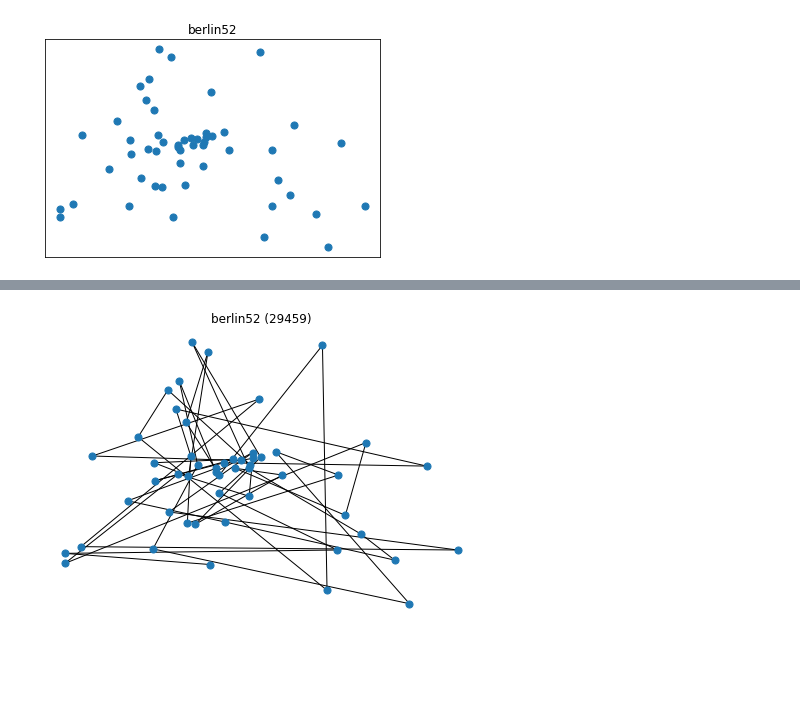
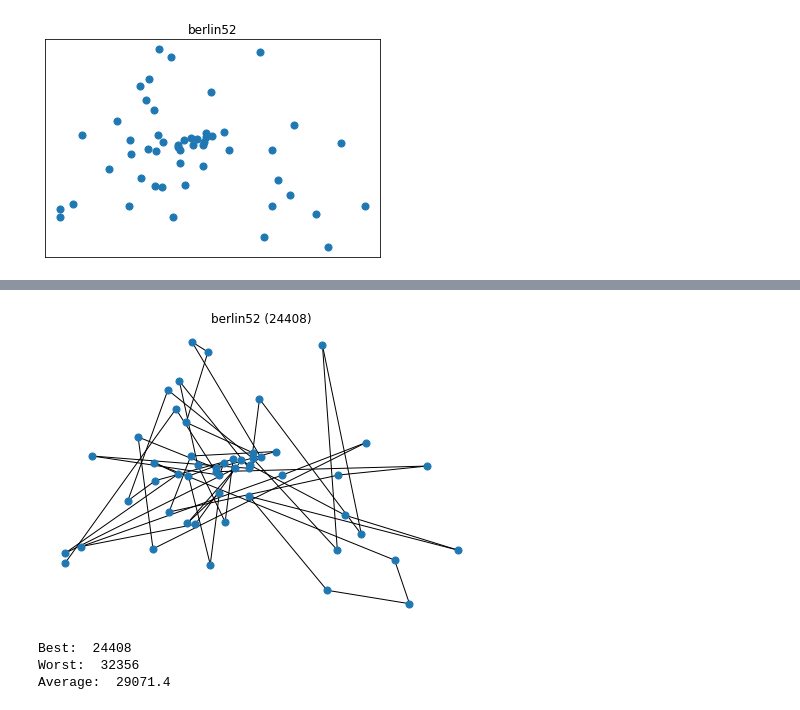
Before and after one commit to rusane/natural-computing, a Jupyter notebook: Evolutionary Computation/TSP.ipynb, the cells around one changed output, grey strips where cells are left out. Drawn from its saved outputs; the diff is of its cells as text; code cells hidden in the pictures; blank space fills up the shorter version.

```diff
--- a/Evolutionary Computation/TSP.ipynb
+++ b/Evolutionary Computation/TSP.ipynb
@@ -44,10 +51,8 @@ plt.show()
 # Fitness function
 def total_distance(tour, problem):
     total_dist = 0
-    edge_list = []
     for i in np.arange(len(tour)-1):
         a, b = tour[i], tour[i+1]
         dist = problem.wfunc(a, b)
         total_dist += dist
-        edge_list.append( (a, b) )
-    return total_dist, edge_list
+    return total_dist
@@ -54,16 +65,40 @@ def total_distance(tour, problem):
+# %%
+# Get best and worst tour, and average tour distance in population
+def population_stats(population):
+    best = min(population, key=itemgetter(1))
+    worst = max(population, key=itemgetter(1))
+    avg = np.mean([tour[1] for tour in population])
+    return best, worst, avg
+# %%
+# List of tuples representing edges for plotting
+def get_edge_list(tour):
+    edge_list = []
+    for i in np.arange(len(tour)-1):
+        a, b = tour[i], tour[i+1]
+        edge_list.append( (a, b) )
+    return edge_list
 # %%
 # Plot tour including performance
-def plot_tour(tour_length, edge_list, problem):
-    nx.draw(G, pos=problem.node_coords, edgelist=edge_list, node_size=50)
-    plt.title(f"{problem.name} ({tour_length})")
+def plot_tour(tour, distance, problem):
+    edge_list = get_edge_list(tour)
+    nx.draw(problem.get_graph(), pos=problem.node_coords, edgelist=edge_list, node_size=50)
+    plt.title(f"{problem.name} ({distance})")
     plt.show()
-# %%
-# Initialize TSP with random tour
-nodes = list(problem.get_nodes())
-nr_of_nodes = len(nodes)
-
-initial_tour = np.random.permutation(nodes)
-tour_length, edge_list = total_distance(initial_tour, problem)
-plot_tour(tour_length, edge_list, problem)
-# %% [output]
-[figure, removed]
+# %%
+# Random initialization of population
+nodes = list(problem.get_nodes())
+size = 100 # population size
+
+population = [np.random.permutation(nodes) for i in np.arange(size)]
+population = [(tour, total_distance(tour, problem)) for tour in population] # tuple(tour, distance)
+
+best, worst, avg = population_stats(population)
+plot_tour(best[0], best[1], problem) # best tour in initial population
+print("Best: ", best[1])
+print("Worst: ", worst[1])
+print("Average: ", avg)
+# %% [output]
+[figure, added]
+Best:  24408
+Worst:  32356
+Average:  29071.4
```
Also changed, not shown: parts of 5 cells of this notebook.
